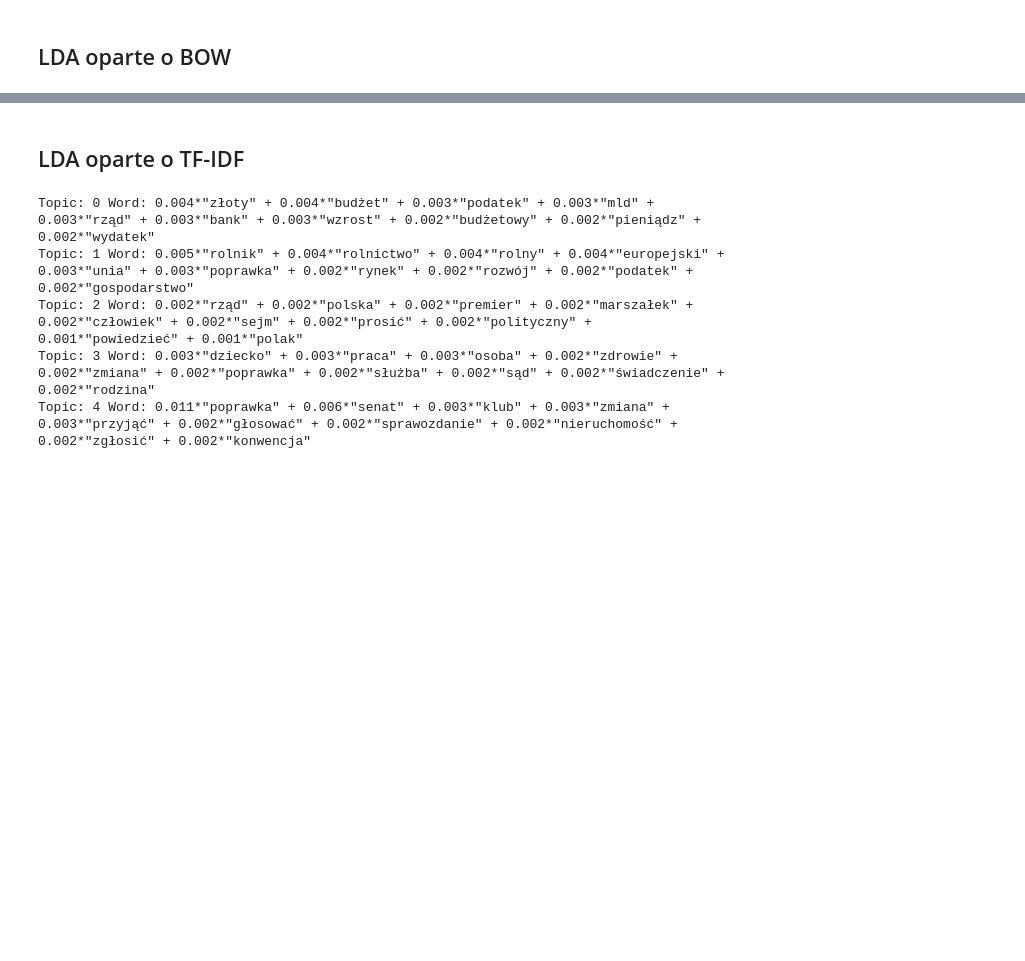
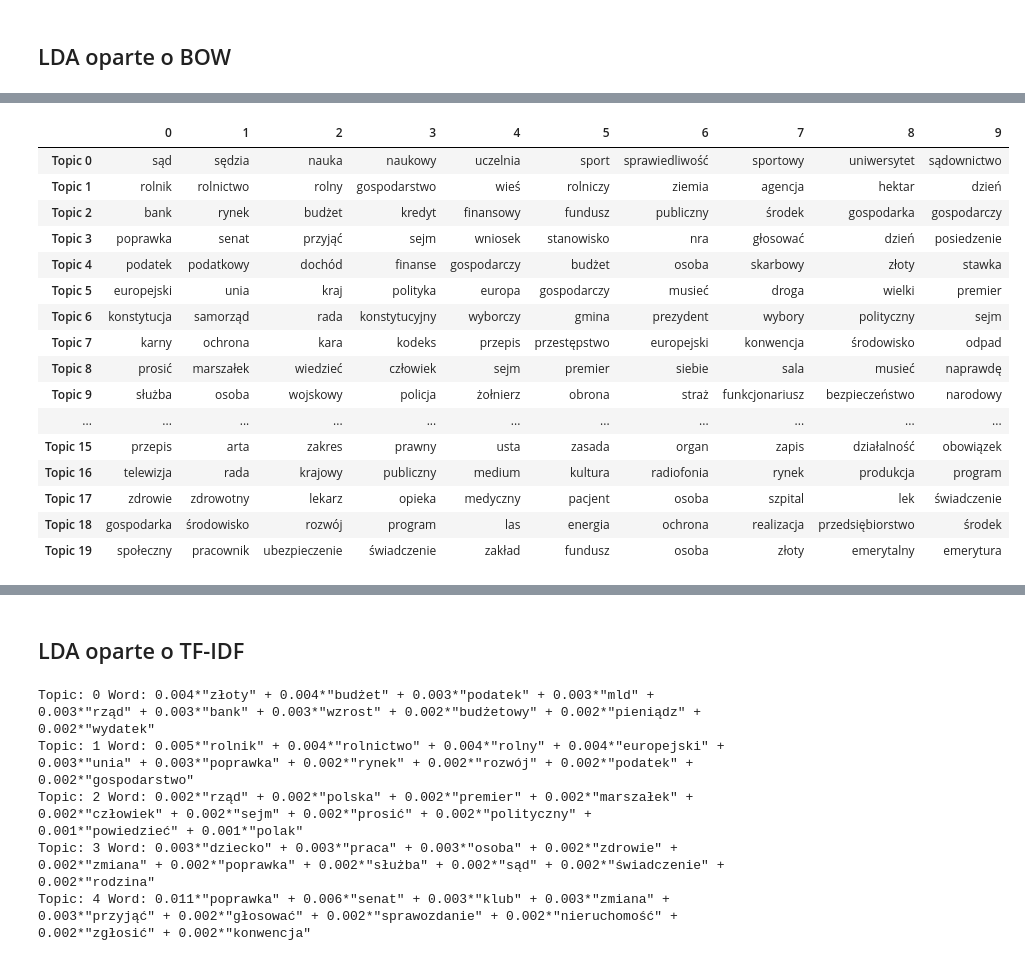
Before and after one commit to magda-lena-b/praca, a Jupyter notebook: 08_LDA_testy.ipynb, the cells around one changed output, grey strips where cells are left out. Cells and saved outputs as stored; diff of their text form; code cells hidden in the pictures; blank space fills up the shorter version.

```diff
--- a/08_LDA_testy.ipynb
+++ b/08_LDA_testy.ipynb
@@ -188,0 +339,20 @@ Words: 0.011*"złoty" + 0.010*"rząd" + 0.010*"budżet" + 0.008*"podatek" + 0.00
+# %%
+a
+# %% [output]
+|  | 0 | 1 | 2 | 3 | 4 | 5 | 6 | 7 | 8 | 9 |
+| Topic 0 | sąd | sędzia | nauka | naukowy | uczelnia | sport | sprawiedliwość | sportowy | uniwersytet | sądownictwo |
+| Topic 1 | rolnik | rolnictwo | rolny | gospodarstwo | wieś | rolniczy | ziemia | agencja | hektar | dzień |
+| Topic 2 | bank | rynek | budżet | kredyt | finansowy | fundusz | publiczny | środek | gospodarka | gospodarczy |
+| Topic 3 | poprawka | senat | przyjąć | sejm | wniosek | stanowisko | nra | głosować | dzień | posiedzenie |
+| Topic 4 | podatek | podatkowy | dochód | finanse | gospodarczy | budżet | osoba | skarbowy | złoty | stawka |
+| Topic 5 | europejski | unia | kraj | polityka | europa | gospodarczy | musieć | droga | wielki | premier |
+| Topic 6 | konstytucja | samorząd | rada | konstytucyjny | wyborczy | gmina | prezydent | wybory | polityczny | sejm |
+| Topic 7 | karny | ochrona | kara | kodeks | przepis | przestępstwo | europejski | konwencja | środowisko | odpad |
+| Topic 8 | prosić | marszałek | wiedzieć | człowiek | sejm | premier | siebie | sala | musieć | naprawdę |
+| Topic 9 | służba | osoba | wojskowy | policja | żołnierz | obrona | straż | funkcjonariusz | bezpieczeństwo | narodowy |
+| ... | ... | ... | ... | ... | ... | ... | ... | ... | ... | ... |
+| Topic 15 | przepis | arta | zakres | prawny | usta | zasada | organ | zapis | działalność | obowiązek |
+| Topic 16 | telewizja | rada | krajowy | publiczny | medium | kultura | radiofonia | rynek | produkcja | program |
+| Topic 17 | zdrowie | zdrowotny | lekarz | opieka | medyczny | pacjent | osoba | szpital | lek | świadczenie |
+| Topic 18 | gospodarka | środowisko | rozwój | program | las | energia | ochrona | realizacja | przedsiębiorstwo | środek |
+| Topic 19 | społeczny | pracownik | ubezpieczenie | świadczenie | zakład | fundusz | osoba | złoty | emerytalny | emerytura |
```
Also changed, not shown: parts of 39 cells of this notebook, 1 other file.
